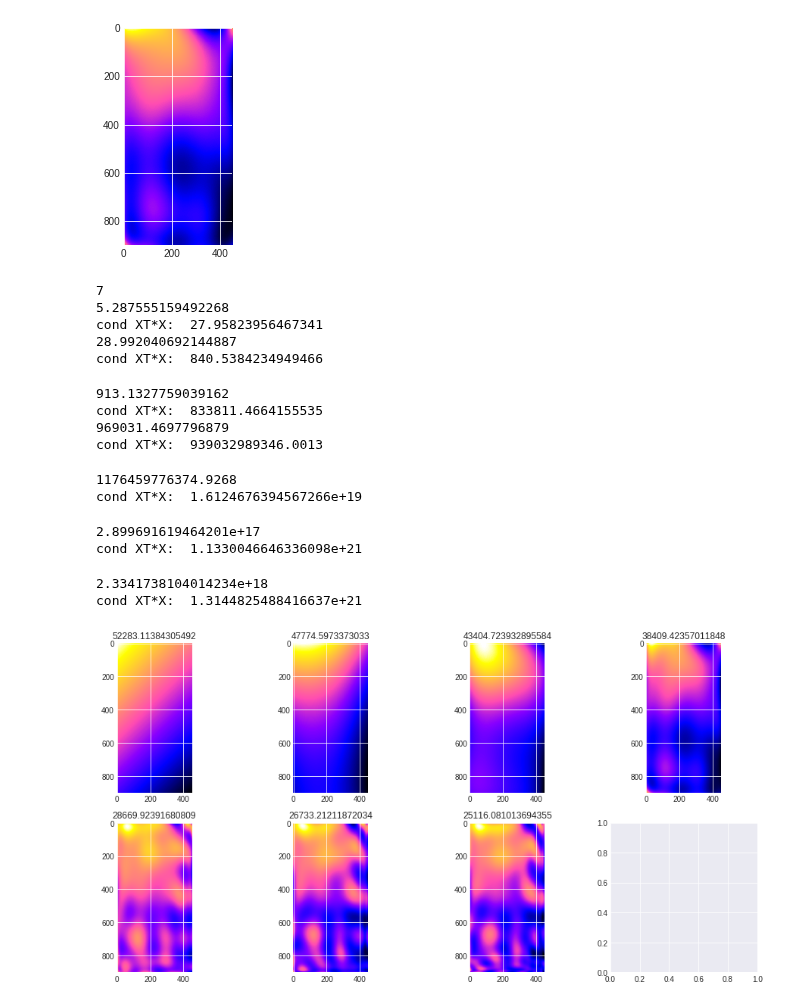
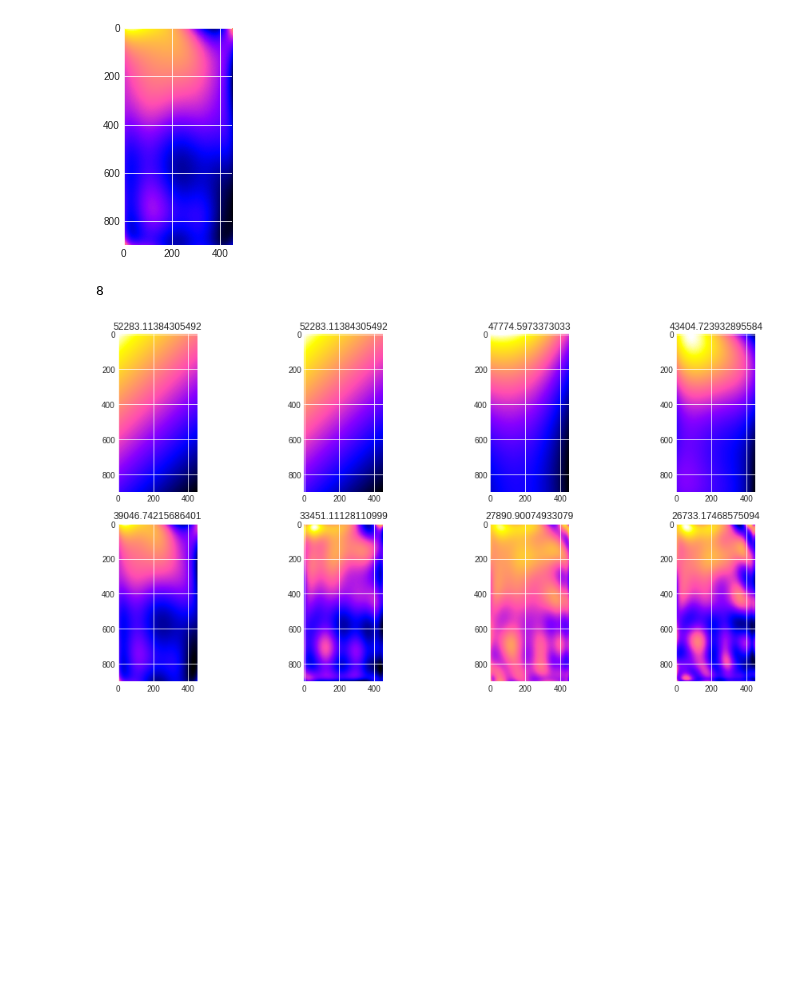
Before and after one commit to asdfbat/FYS-STK4155, a Jupyter notebook: Project1/src/Part_fg.ipynb, the cells around one changed output. Drawn from its saved outputs; the diff is of its cells as text; code cells hidden in the pictures; blank space fills up the shorter version.

```diff
--- a/Project1/src/Part_fg.ipynb
+++ b/Project1/src/Part_fg.ipynb
@@ -48,36 +36,22 @@ plt.imshow(data_pred);
 [figure]
 # %%
 err_list = []
-poly_orders = 2**np.arange(0, 7, 1)
+poly_orders = 2**np.linspace(0, 5, 8)
 nr_poly_orders = len(poly_orders)
 
 fig, ax = plt.subplots((nr_poly_orders+3)//4, 4, figsize=(16, 4*((nr_poly_orders+3)//4)))
 print(nr_poly_orders)
 
 for i in trange(len(poly_orders)):
-    poly_order = poly_orders[i]
+    poly_order = int(poly_orders[i])
     beta = reg.solveCoefficients(poly_order=poly_order, solver="OLS")
-    data_pred = reg.apply_model(beta, reg.x_mesh, reg.y_mesh, poly_order=poly_order)
+    data_pred = reg.apply_model(beta, reg.x_mesh, reg.y_mesh)
     ax[i//4, i%4].imshow(data_pred)
     ax[i//4, i%4].set_title(MSE(data_pred, reg.f))
     err_list.append(MSE(reg.f, data_pred))
 # %% [output]
-7
-5.287555159492268
-cond XT*X:  27.95823956467341
-28.992040692144887
-cond XT*X:  840.5384234949466
+8
-913.1327759039162
-cond XT*X:  833811.4664155535
-969031.4697796879
-cond XT*X:  939032989346.0013
-1176459776374.9268
-cond XT*X:  1.6124676394567266e+19
-2.899691619464201e+17
-cond XT*X:  1.1330046646336098e+21
-2.3341738104014234e+18
-cond XT*X:  1.3144825488416637e+21
-[figure, old version]
+[figure, new version]
 # %%
 plt.loglog(poly_orders, err_list)
 # %% [output]
```
Also changed, not shown: parts of 3 cells of this notebook.
